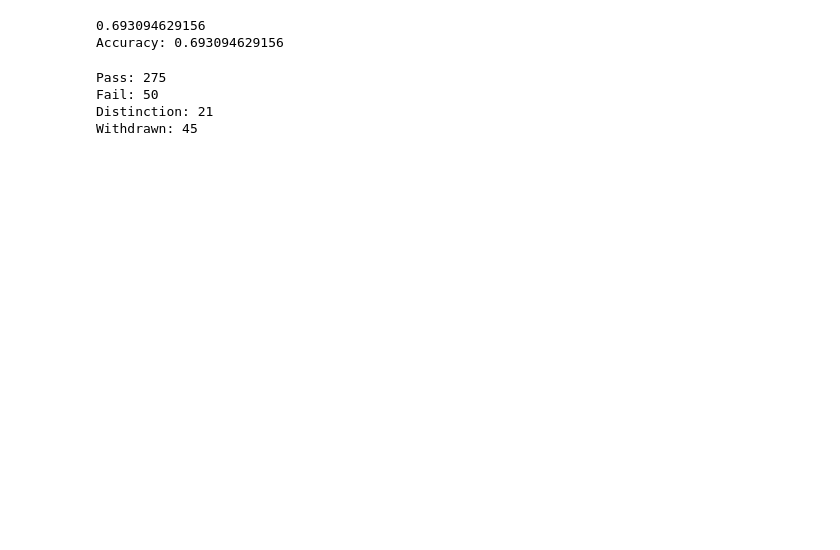
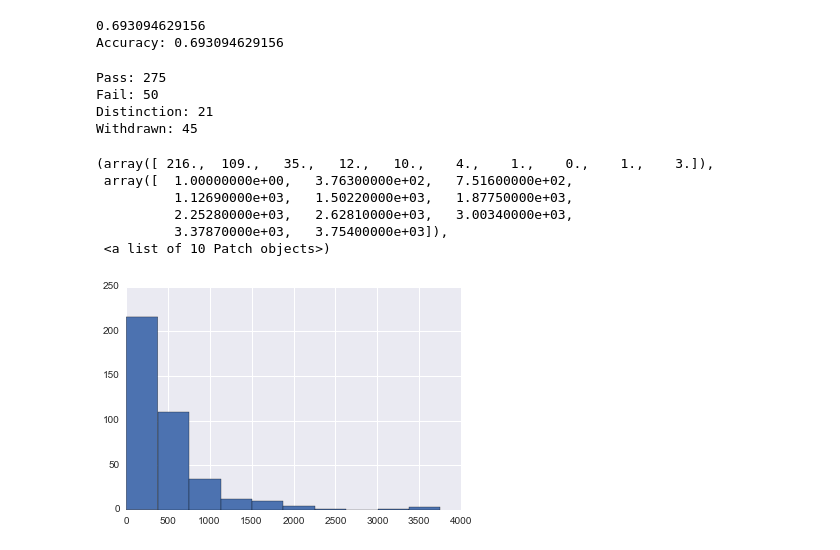
Before and after one commit to marloft/MachineLearningB, a Jupyter notebook: PythonSpyder/Learning NB KNN/NaiveBayesStudents.ipynb, the cells around one changed output. Drawn from its saved outputs; the diff is of its cells as text; code cells hidden in the pictures; blank space fills up the shorter version.

Commit message:
Added Histograms

```diff
--- a/PythonSpyder/Learning NB KNN/NaiveBayesStudents.ipynb
+++ b/PythonSpyder/Learning NB KNN/NaiveBayesStudents.ipynb
@@ -109,3 +121,13 @@ Pass: 275
 Fail: 50
 Distinction: 21
 Withdrawn: 45
+# %%
+plt.hist(testArr)
+# %% [output]
+(array([ 216.,  109.,   35.,   12.,   10.,    4.,    1.,    0.,    1.,    3.]),
+ array([  1.00000000e+00,   3.76300000e+02,   7.51600000e+02,
+          1.12690000e+03,   1.50220000e+03,   1.87750000e+03,
+          2.25280000e+03,   2.62810000e+03,   3.00340000e+03,
+          3.37870000e+03,   3.75400000e+03]),
+ <a list of 10 Patch objects>)
+[figure, added]
```
Also changed, not shown: parts of 5 cells of this notebook.
